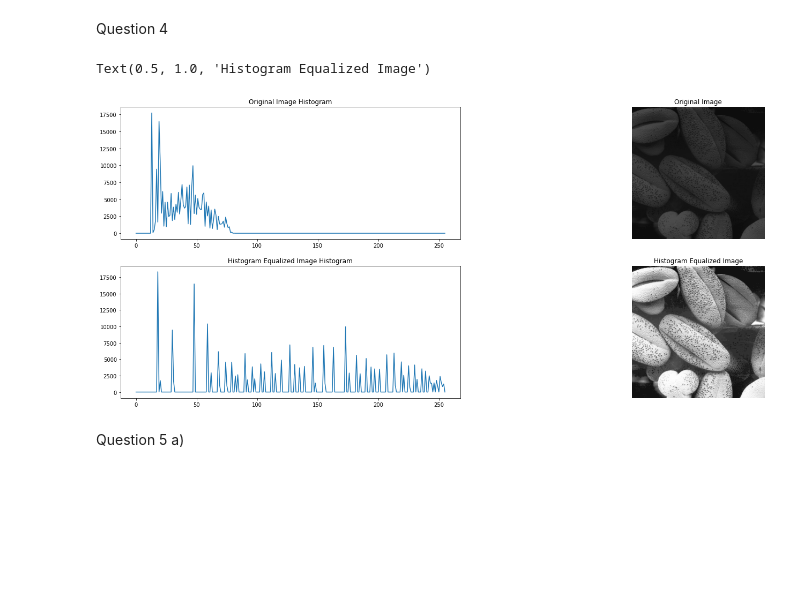
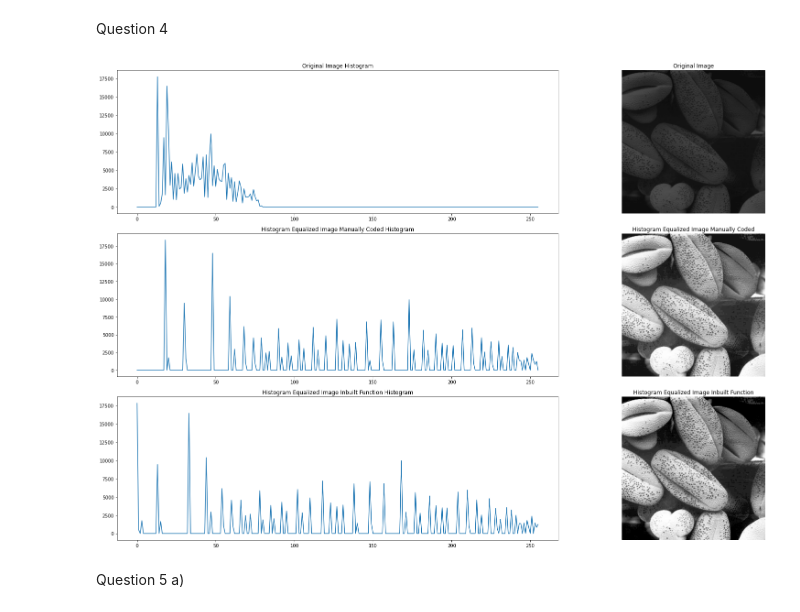
Before and after one commit to akilaabeyratne/EN2550-Assignment-1, a Jupyter notebook: Assignment1.ipynb, the cells around one changed output. Saved outputs shown, nothing was run; the diff lists cells and outputs as text; code cells hidden in the pictures; blank space fills up the shorter version.

```diff
--- a/Assignment1.ipynb
+++ b/Assignment1.ipynb
@@ -140,41 +136,47 @@ Text(0.5, 1.0, 'Final')
 # %% [markdown]
 Question 4
 # %%
-shell = cv.imread(r'shells.png')
+shell = cv.imread(r'shells.png', cv.IMREAD_GRAYSCALE)
 assert shell is not None
 
 def equalize_hist(Image):
     hist,bins = np.histogram(Image.ravel(),255,[0,255])
     cdf = hist.cumsum()
     cdf = 255*cdf/cdf[-1]
     cdf = cdf.astype(np.uint8)
     eq_img = cdf[Image]
 
     return eq_img
 
+inbuilt_he = cv.equalizeHist(shell)
 equ_image = equalize_hist(shell)
 
-fig,ax1 = plt.subplots(2,2)
-fig.set_figheight(10)
+fig,ax1 = plt.subplots(3,2)
+fig.set_figheight(15)
 fig.set_figwidth(25)
 
-for i in range(2):
+for i in range(3):
     ax1[i][1].axis('off')
 
 ax1[0][0].plot(cv.calcHist([shell],[0],None,[256],[0,256]))
 ax1[1][0].plot(cv.calcHist([equ_image],[0],None,[256],[0,256]))
+ax1[2][0].plot(cv.calcHist([inbuilt_he],[0],None,[256],[0,256]))
 
 ax1[0][0].set_title("Original Image Histogram")
-ax1[1][0].set_title("Histogram Equalized Image Histogram")
+ax1[1][0].set_title("Histogram Equalized Image Manually Coded Histogram")
+ax1[2][0].set_title("Histogram Equalized Image Inbuilt Function Histogram")
 
 ax1[0][1].imshow(cv.cvtColor(shell, cv.COLOR_BGR2RGB))
 ax1[1][1].imshow(cv.cvtColor(equ_image, cv.COLOR_BGR2RGB))
+ax1[2][1].imshow(cv.cvtColor(inbuilt_he, cv.COLOR_BGR2RGB))
 
 ax1[0][1].set_title("Original Image")
-ax1[1][1].set_title("Histogram Equalized Image")
+ax1[1][1].set_title("Histogram Equalized Image Manually Coded")
+ax1[2][1].set_title("Histogram Equalized Image Inbuilt Function")
+
+fig.tight_layout()
 # %% [output]
-Text(0.5, 1.0, 'Histogram Equalized Image')
-[figure, old version]
+[figure, new version]
 # %% [markdown]
 Question 5 a)
 # %%
```
Also changed, not shown: parts of 1 cell of this notebook.
